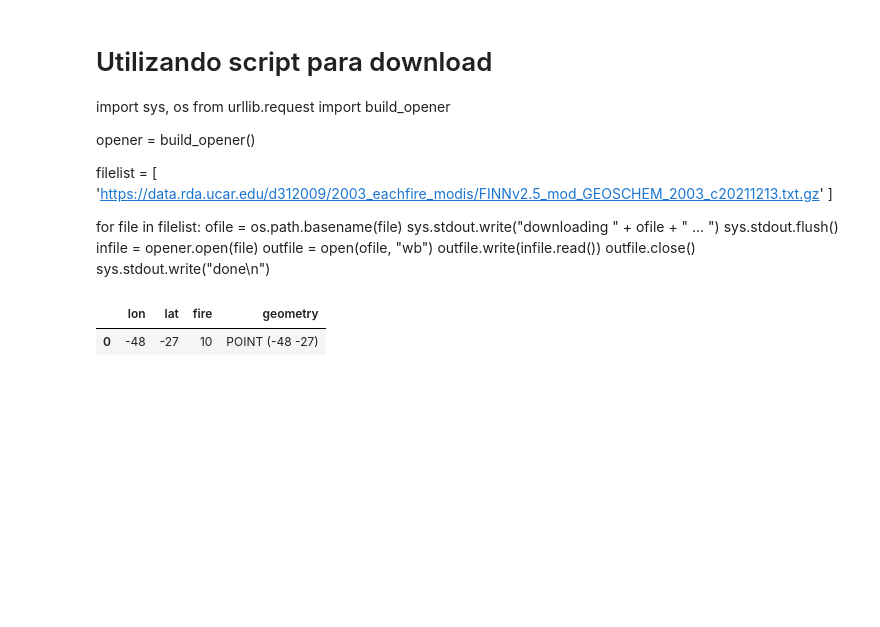
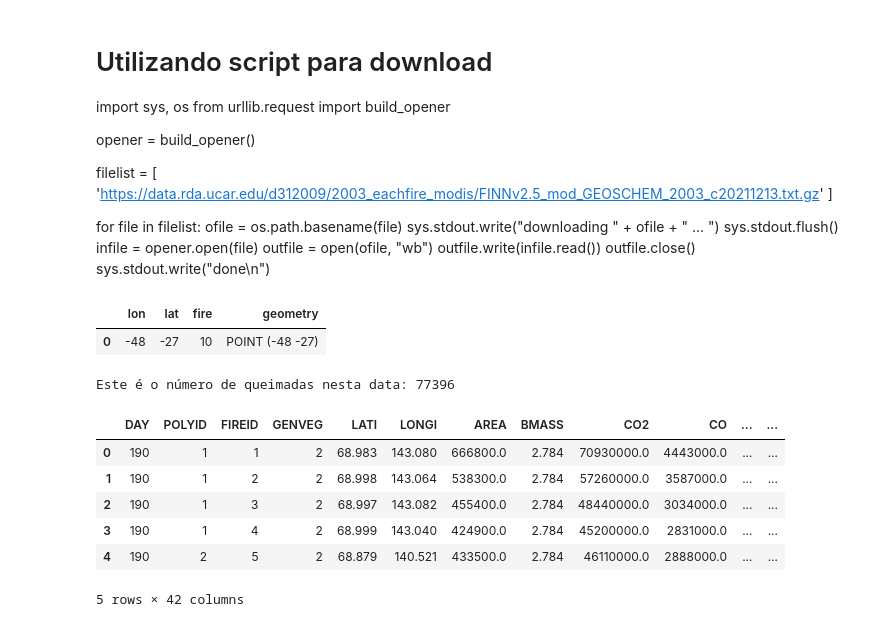
Before and after one commit to leohoinaski/ENS410064, a Jupyter notebook: 2024/notebooks/Aula05.ipynb, the cells around one changed output. Cells and saved outputs as stored; diff of their text form; code cells hidden in the pictures; blank space fills up the shorter version.

```diff
--- a/2024/notebooks/Aula05.ipynb
+++ b/2024/notebooks/Aula05.ipynb
@@ -115,3 +115,20 @@ gdf.head()
 # Plotando o ponto no espaço
 # Precisaremos instalar os pacotes branca e folium - pip install branca folium mapclassify matplotlib
 #gdf.explore()
+# %%
+# Abrindo arquivo do FINN - queimadas e emissões no mundo no dia 08/07/2024
+pathFinn = r"C:\Users\Leonardo.Hoinaski\Documents\ENS410064\2024\dados\FINNv2.5.1_modvrs_nrt_GEOSCHEM_20240708.txt"
+
+# Abrindo arquivo
+finn = pd.read_csv(pathFinn)
+print('Este é o número de queimadas nesta data: '+str(finn.shape[0]))
+finn.head()
+# %% [output]
+Este é o número de queimadas nesta data: 77396
+|  | DAY | POLYID | FIREID | GENVEG | LATI | LONGI | AREA | BMASS | CO2 | CO | ... | ... |
+| 0 | 190 | 1 | 1 | 2 | 68.983 | 143.080 | 666800.0 | 2.784 | 70930000.0 | 4443000.0 | ... | ... |
+| 1 | 190 | 1 | 2 | 2 | 68.998 | 143.064 | 538300.0 | 2.784 | 57260000.0 | 3587000.0 | ... | ... |
+| 2 | 190 | 1 | 3 | 2 | 68.997 | 143.082 | 455400.0 | 2.784 | 48440000.0 | 3034000.0 | ... | ... |
+| 3 | 190 | 1 | 4 | 2 | 68.999 | 143.040 | 424900.0 | 2.784 | 45200000.0 | 2831000.0 | ... | ... |
+| 4 | 190 | 2 | 5 | 2 | 68.879 | 140.521 | 433500.0 | 2.784 | 46110000.0 | 2888000.0 | ... | ... |
+5 rows × 42 columns
```
Also changed, not shown: parts of 1 cell of this notebook.
